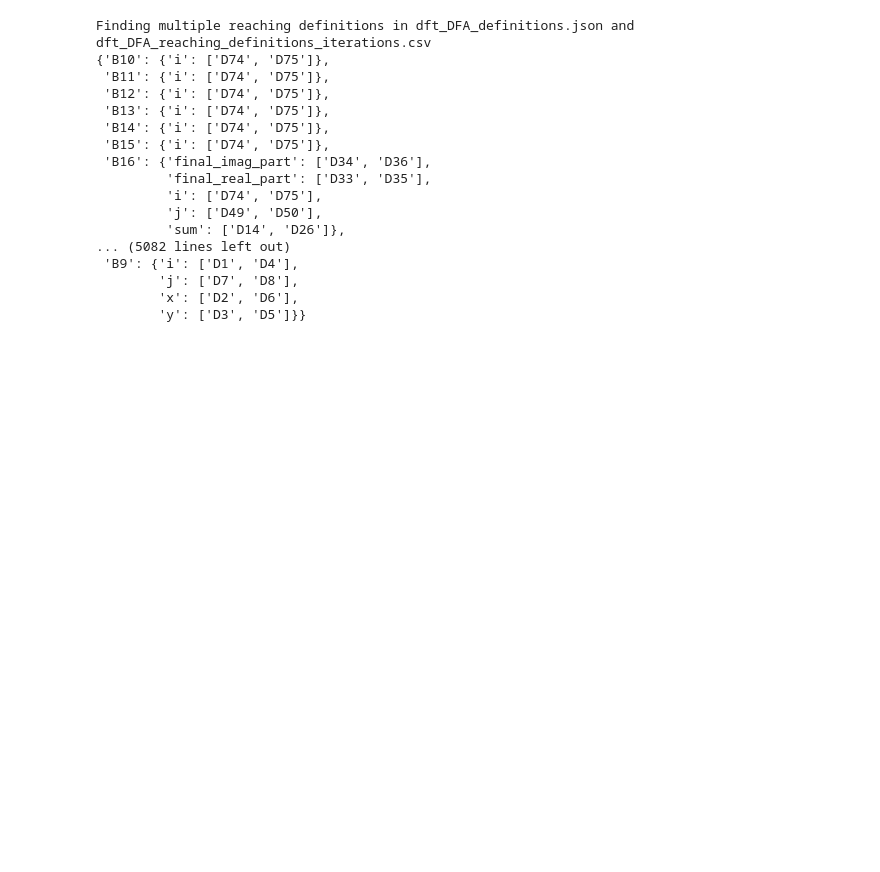
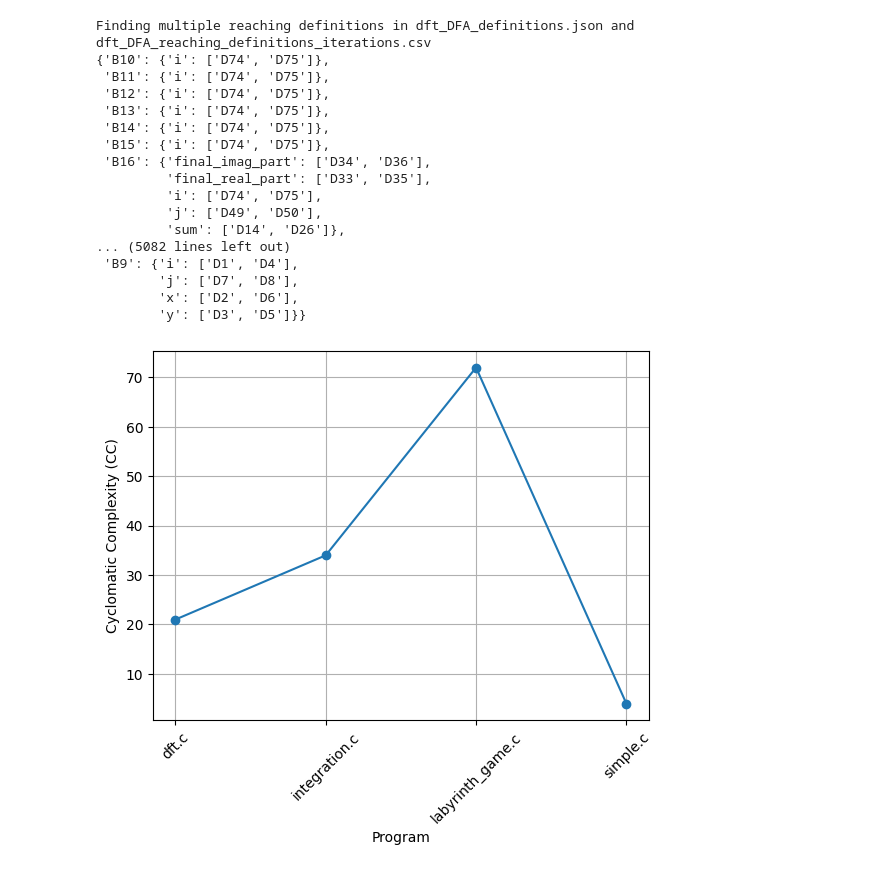
Before and after one commit to jsmaskeen/CS202-STTCSE, a Jupyter notebook: main.ipynb, the cells around one changed output. Cells and saved outputs as stored; diff of their text form; code cells hidden in the pictures; blank space fills up the shorter version.

Commit message:
add graphs for cc per program and changes in in[b] and out[b]

```diff
--- a/main.ipynb
+++ b/main.ipynb
@@ -7,5 +9,6 @@ from pprint import pprint
 # %%
 programs = os.listdir('programs')
+ccs = []
 print(f"Testing programs: {programs}")
 # %% [output]
 Testing programs: ['dft.c', 'integration.c', 'labyrinth_game.c', 'simple.c']
@@ -18,7 +21,8 @@ for program_name, parsed_structure in zip(programs, parsed_code_lines):
     print(f"Generating CFG for {program_name}")
     cfg = ControlFlowGraph()
     cfg.build(parsed_structure)
-    print("CC:",cfg.cc())
+    ccs.append(cfg.cc())
+    print("CC:",ccs[-1])
     dot_filename = f'results/{program_name[:-2]}.dot'
     png_filename = f'results/{program_name[:-2]}'
     cfg.visualize(dot_filename[:-4])
@@ -72,3 +76,12 @@ Finding multiple reaching definitions in dft_DFA_definitions.json and dft_DFA_re
         'j': ['D7', 'D8'],
         'x': ['D2', 'D6'],
         'y': ['D3', 'D5']}}
+# %%
+plt.plot(range(1,len(ccs)+1), ccs, marker='o')
+plt.xticks(range(1,len(ccs)+1), programs, rotation=45)
+plt.xlabel('Program')
+plt.ylabel('Cyclomatic Complexity (CC)')
+plt.grid()
+plt.show()
+# %% [output]
+[figure, added]
```
Also changed, not shown: parts of 3 cells of this notebook.
